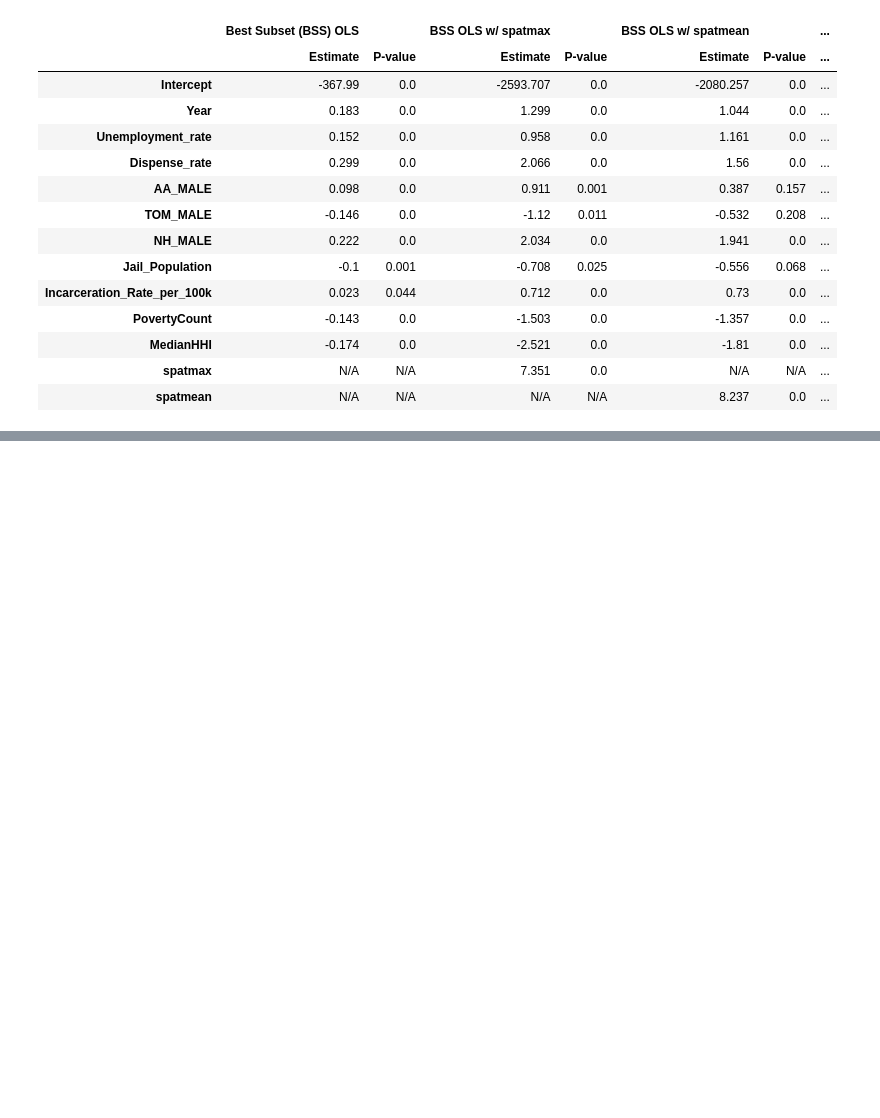
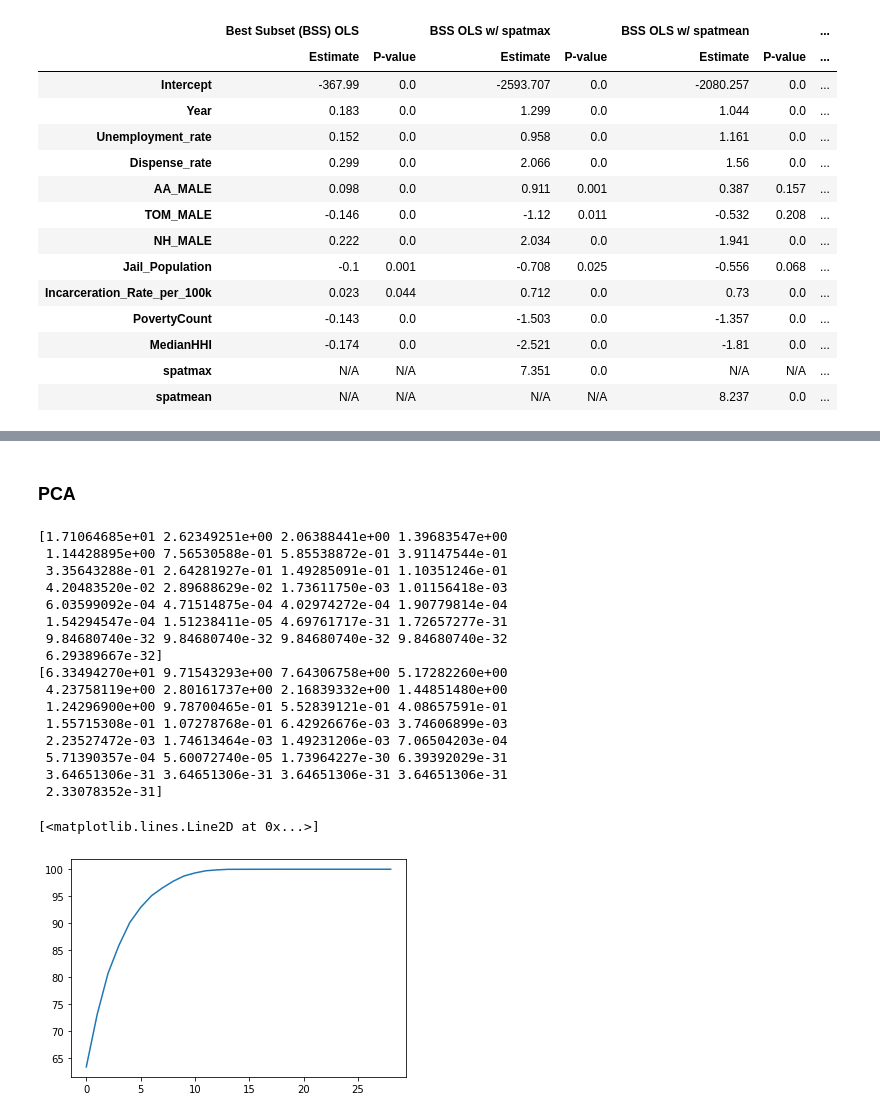
Before and after one commit to rhiannz/drugs, a Jupyter notebook: Reproducible/06_initial_modeling.ipynb, the cells around one changed output, grey strips where cells are left out. Saved outputs shown, nothing was run; the diff lists cells and outputs as text; code cells hidden in the pictures; blank space fills up the shorter version.

```diff
--- a/Analysis/Modeling/Modeling_Capstone_Assignment.ipynb
+++ b/Reproducible/06_initial_modeling.ipynb
@@ -815,0 +874,36 @@ As seen above there is still a lot that must be done in terms of fine tuning our
+# %% [markdown]
+### PCA
+# %%
+# let's do the PCA
+sc = StandardScaler()
+x_scaled = sc.fit_transform(X)
+pca = PCA(n_components = None)
+pca.fit(x_scaled)
+
+# these are the eigenvalues
+print(pca.explained_variance_)
+
+# these are the explained variances
+print(pca.explained_variance_ratio_ * 100)
+
+# make the scree plot
+plt.plot(np.cumsum(pca.explained_variance_ratio_ * 100))
+# %% [output]
+[1.71064685e+01 2.62349251e+00 2.06388441e+00 1.39683547e+00
+ 1.14428895e+00 7.56530588e-01 5.85538872e-01 3.91147544e-01
+ 3.35643288e-01 2.64281927e-01 1.49285091e-01 1.10351246e-01
+ 4.20483520e-02 2.89688629e-02 1.73611750e-03 1.01156418e-03
+ 6.03599092e-04 4.71514875e-04 4.02974272e-04 1.90779814e-04
+ 1.54294547e-04 1.51238411e-05 4.69761717e-31 1.72657277e-31
+ 9.84680740e-32 9.84680740e-32 9.84680740e-32 9.84680740e-32
+ 6.29389667e-32]
+[6.33494270e+01 9.71543293e+00 7.64306758e+00 5.17282260e+00
+ 4.23758119e+00 2.80161737e+00 2.16839332e+00 1.44851480e+00
+ 1.24296900e+00 9.78700465e-01 5.52839121e-01 4.08657591e-01
+ 1.55715308e-01 1.07278768e-01 6.42926676e-03 3.74606899e-03
+ 2.23527472e-03 1.74613464e-03 1.49231206e-03 7.06504203e-04
+ 5.71390357e-04 5.60072740e-05 1.73964227e-30 6.39392029e-31
+ 3.64651306e-31 3.64651306e-31 3.64651306e-31 3.64651306e-31
+ 2.33078352e-31]
+[<matplotlib.lines.Line2D at 0x...>]
+[figure, added]
```
Also changed, not shown: parts of 20 cells of this notebook.
